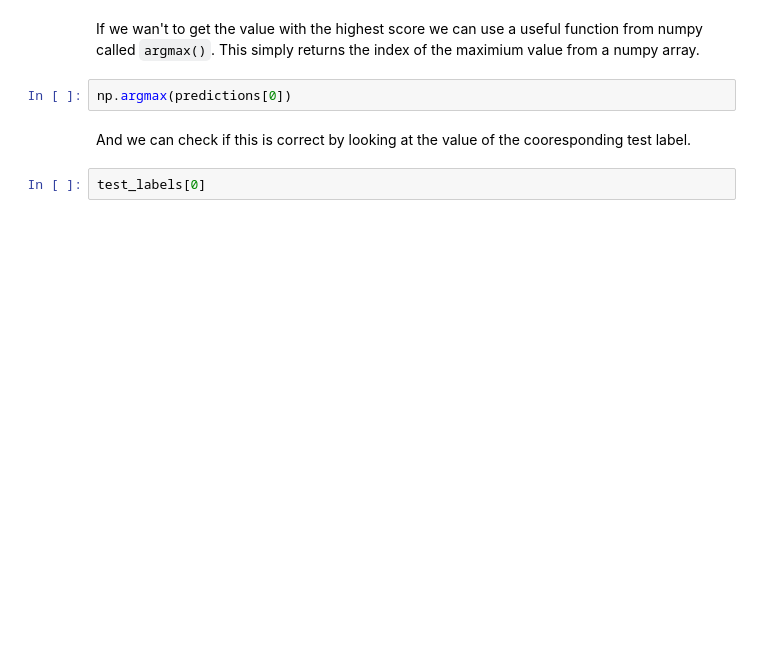
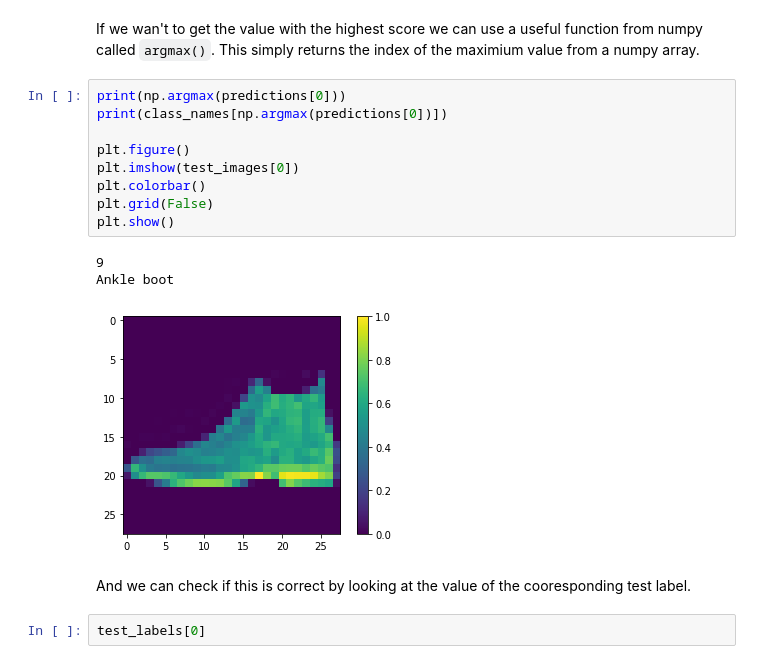
Before and after one commit to miguelsilva5989/tensor-flow-tutorial, a Jupyter notebook: Neural_Networks.ipynb, the cells around one changed output. Cells and saved outputs as stored; diff of their text form; blank space fills up the shorter version.

````diff
--- a/Neural_Networks.ipynb
+++ b/Neural_Networks.ipynb
@@ -264,7 +327,18 @@ predictions[0]
 # %% [markdown]
 If we wan't to get the value with the highest score we can use a useful function from numpy called ```argmax()```. This simply returns the index of the maximium value from a numpy array.
-# %%
-np.argmax(predictions[0])
+# %%
+print(np.argmax(predictions[0]))
+print(class_names[np.argmax(predictions[0])])
+
+plt.figure()
+plt.imshow(test_images[0])
+plt.colorbar()
+plt.grid(False)
+plt.show()
+# %% [output]
+9
+Ankle boot
+[figure, added]
 # %% [markdown]
 And we can check if this is correct by looking at the value of the cooresponding test label.
 # %%
````
Also changed, not shown: parts of 20 cells of this notebook.
